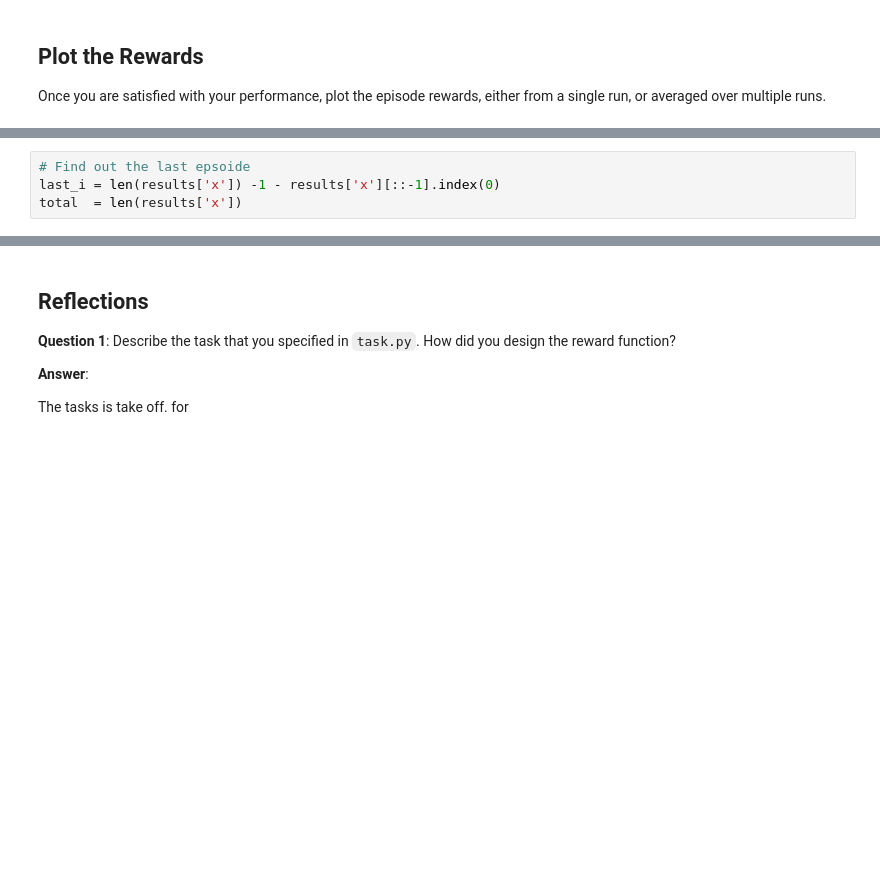
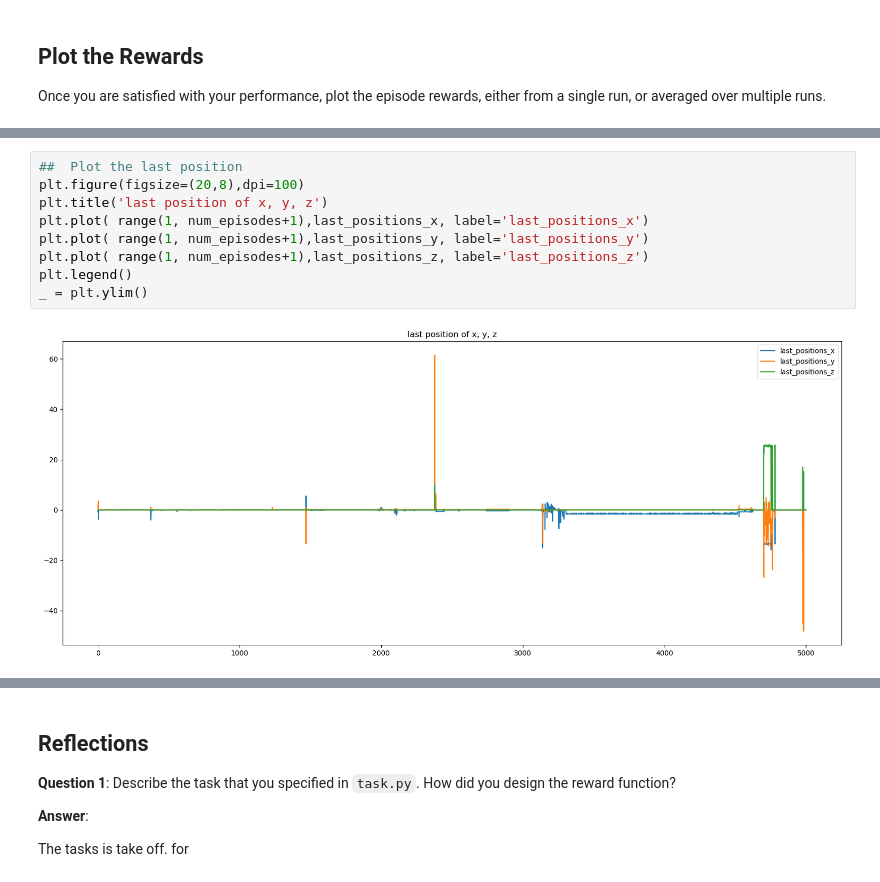
Before and after one commit to SiweiWang/RL-Quadcopter, a Jupyter notebook: Quadcopter_Project.ipynb, the cells around one changed output, grey strips where cells are left out. Cells and saved outputs as stored; diff of their text form; blank space fills up the shorter version.

```diff
--- a/Quadcopter_Project.ipynb
+++ b/Quadcopter_Project.ipynb
@@ -288,4 +299,11 @@ _ = plt.ylim()
-# %%
-# Find out the last epsoide
-last_i = len(results['x']) -1 - results['x'][::-1].index(0)
-total  = len(results['x'])
+# %%
+##  Plot the last position
+plt.figure(figsize=(20,8),dpi=100)
+plt.title('last position of x, y, z')
+plt.plot( range(1, num_episodes+1),last_positions_x, label='last_positions_x')
+plt.plot( range(1, num_episodes+1),last_positions_y, label='last_positions_y')
+plt.plot( range(1, num_episodes+1),last_positions_z, label='last_positions_z')
+plt.legend()
+_ = plt.ylim()
+# %% [output]
+[figure, added]
```
Also changed, not shown: parts of 21 cells of this notebook, 10 other files.
